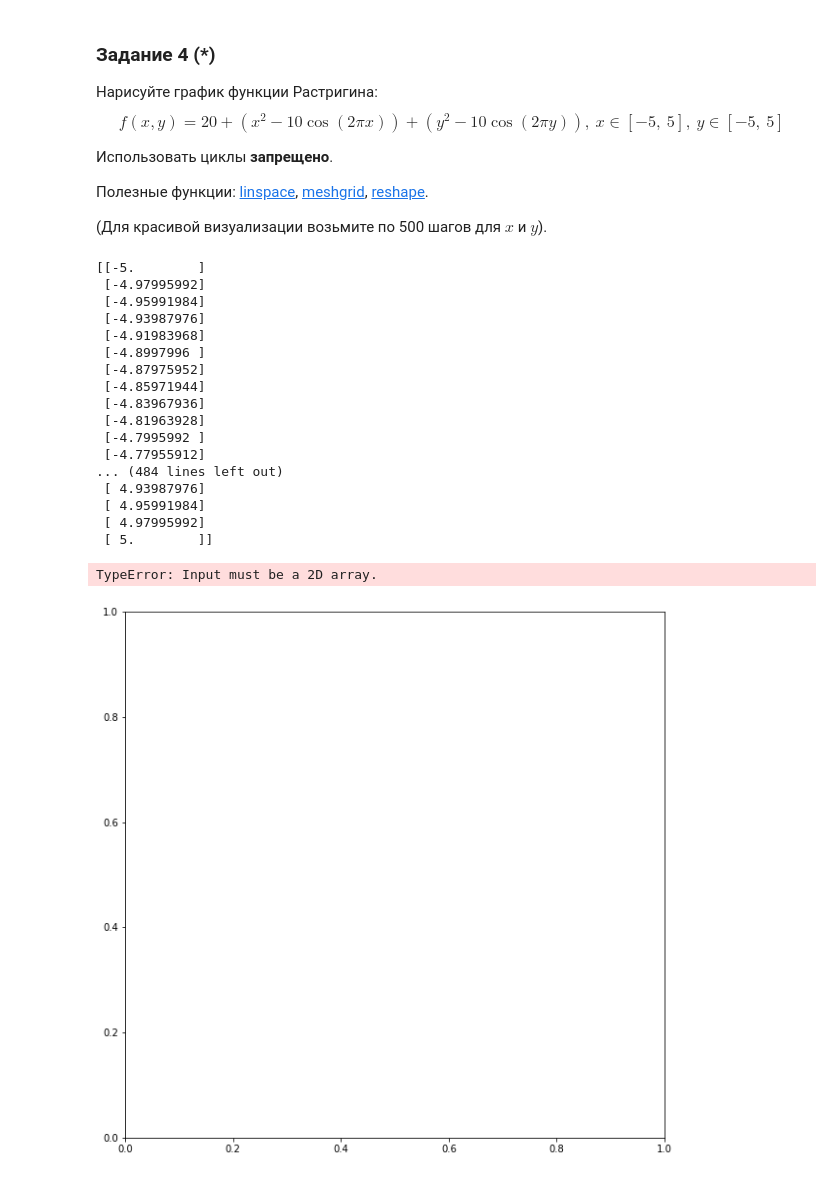
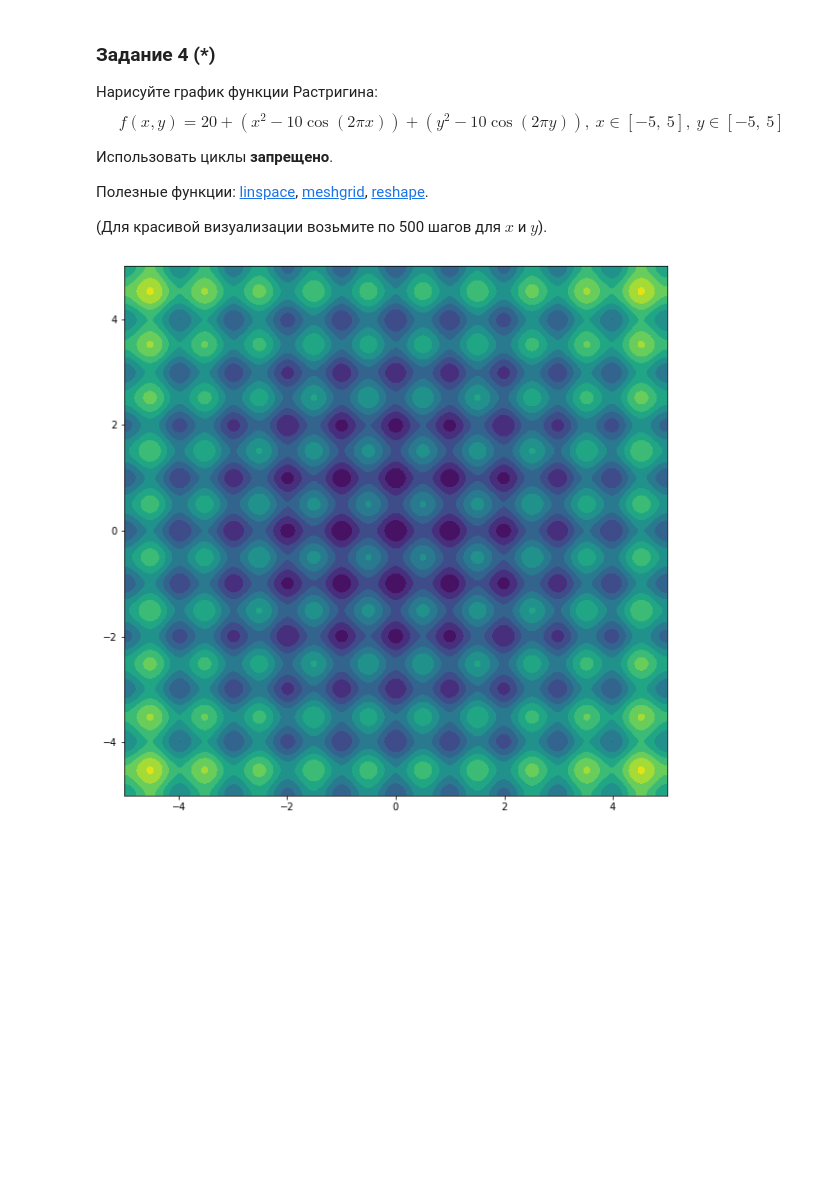
Before and after one commit to KHYehor/MachineLearning, a Jupyter notebook: lab1/Lab 1.ipynb, the cells around one changed output. Saved outputs shown, nothing was run; the diff lists cells and outputs as text; code cells hidden in the pictures; blank space fills up the shorter version.

```diff
--- a/lab1/Lab 1.ipynb
+++ b/lab1/Lab 1.ipynb
@@ -118,31 +121,14 @@ $$f( x,y) =20+\left( x^{2} -10\cos( 2\pi x)\right) +\left( y^{2} -10\cos( 2\pi y
 # %%
 def rastrigin(x, y):
     return 20 + (x**2 - 10 * np.cos(2*np.pi*x)) + (y**2 - 10 * np.cos(2*np.pi*y))
 
 x = np.linspace(-5, 5, num=500)
 y = np.linspace(-5, 5, num=500)
 
-print(np.reshape(x, (-1, 1)))
+X, Y = np.meshgrid(x, y)
+
 plt.figure(figsize=(10, 10))
-plt.contourf(rastrigin(x, y), levels=10)
+plt.contourf(X, Y, rastrigin(X, Y), levels=10)
 plt.show()
 # %% [output]
-[[-5.        ]
- [-4.97995992]
- [-4.95991984]
- [-4.93987976]
- [-4.91983968]
- [-4.8997996 ]
- [-4.87975952]
- [-4.85971944]
- [-4.83967936]
- [-4.81963928]
- [-4.7995992 ]
- [-4.77955912]
-... (484 lines left out)
- [ 4.93987976]
- [ 4.95991984]
- [ 4.97995992]
- [ 5.        ]]
-TypeError: Input must be a 2D array.
-[figure, old version]
+[figure, new version]
```
Also changed, not shown: parts of 1 cell of this notebook.
